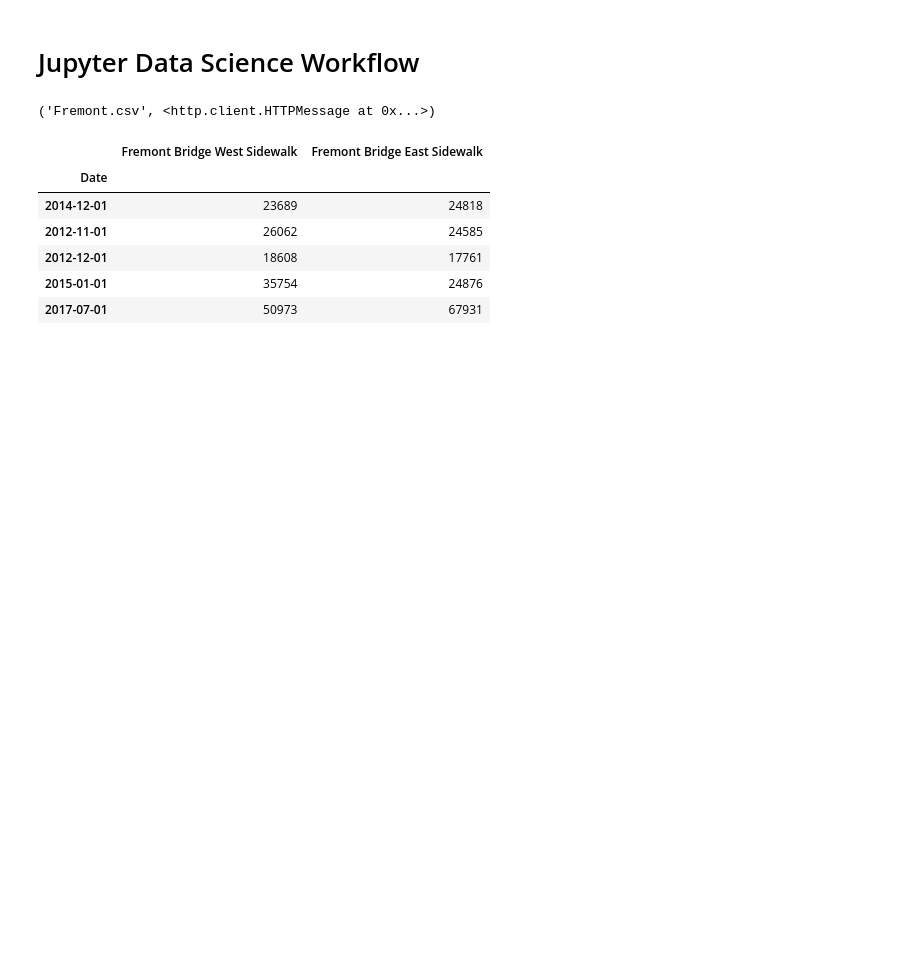
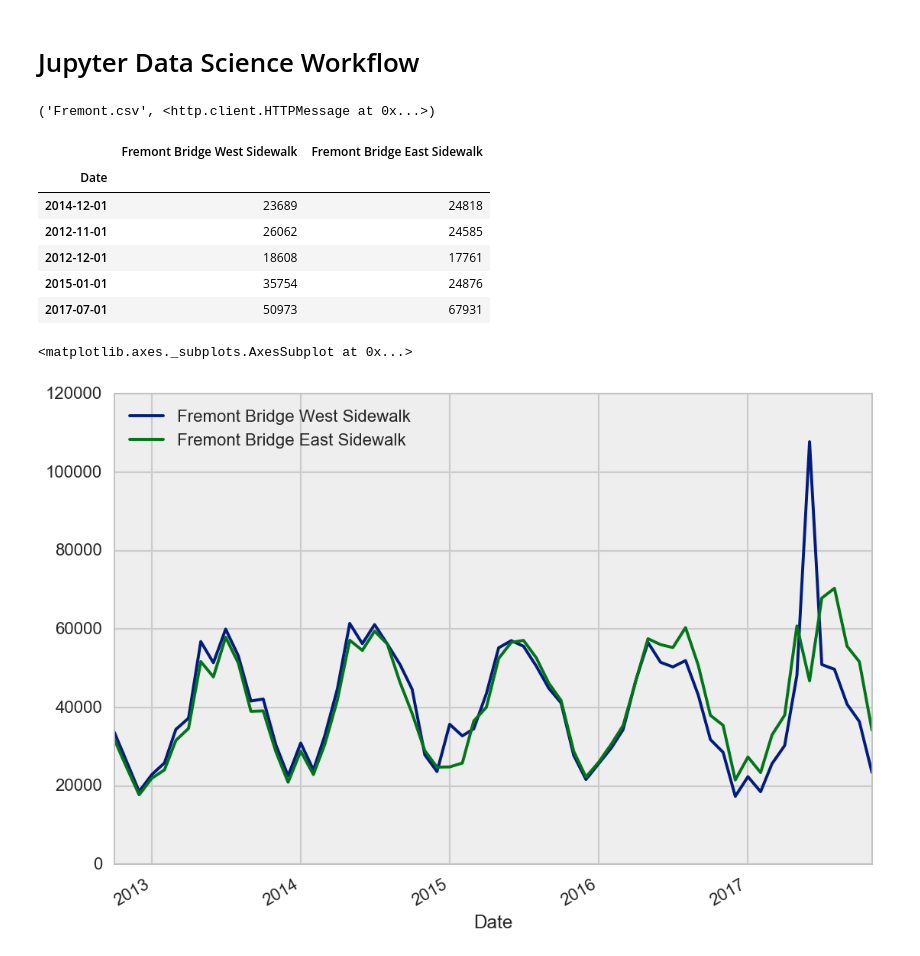
Before and after one commit to ziehm1/Tracking-Craptocurrencies, a Jupyter notebook: Untitled.ipynb, the cells around one changed output. Cells and saved outputs as stored; diff of their text form; code cells hidden in the pictures; blank space fills up the shorter version.

```diff
--- a/Untitled.ipynb
+++ b/Untitled.ipynb
@@ -28,3 +28,8 @@ data.head()
 | 2012-12-01 | 18608 | 17761 |
 | 2015-01-01 | 35754 | 24876 |
 | 2017-07-01 | 50973 | 67931 |
+# %%
+data.plot()
+# %% [output]
+<matplotlib.axes._subplots.AxesSubplot at 0x...>
+[figure, added]
```
Also changed, not shown: parts of 8 cells of this notebook.
